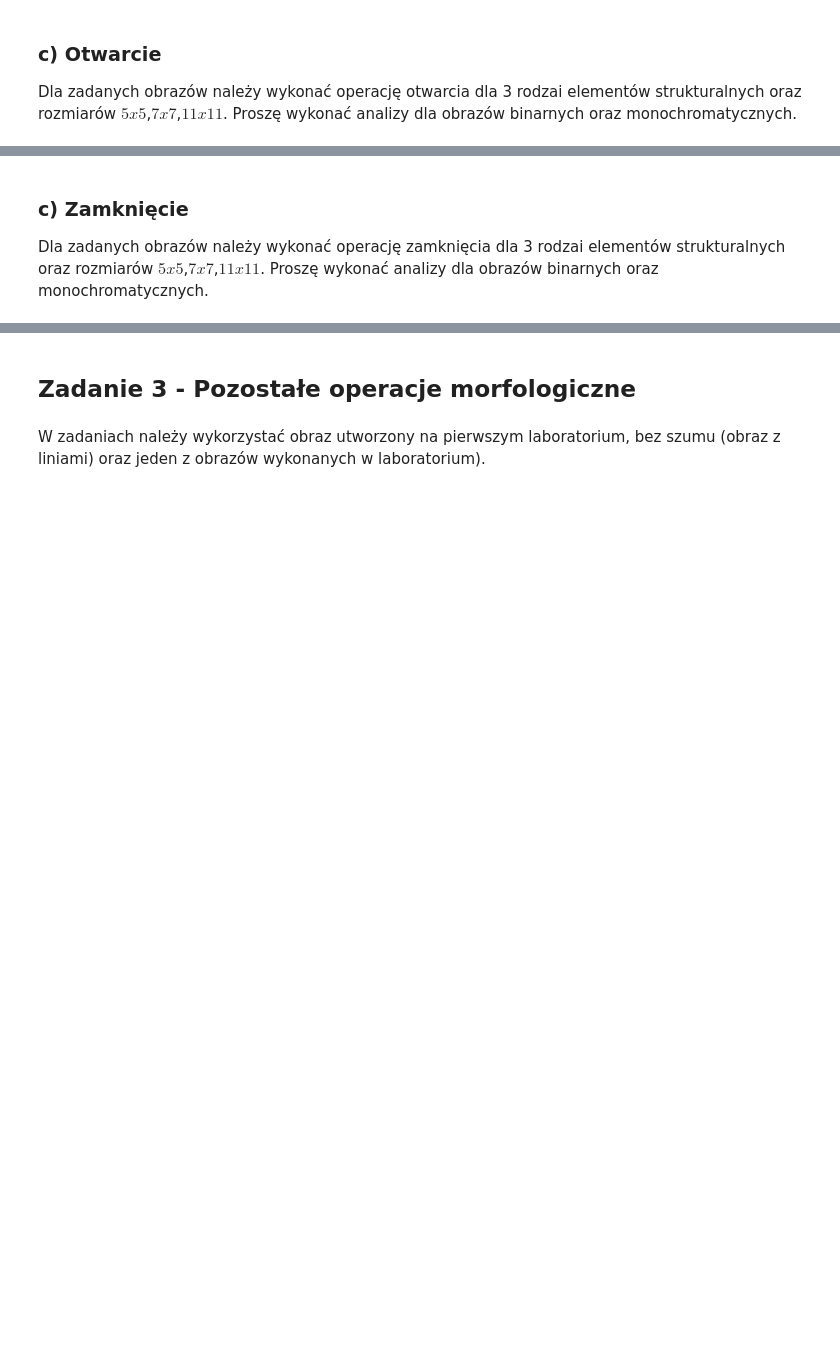
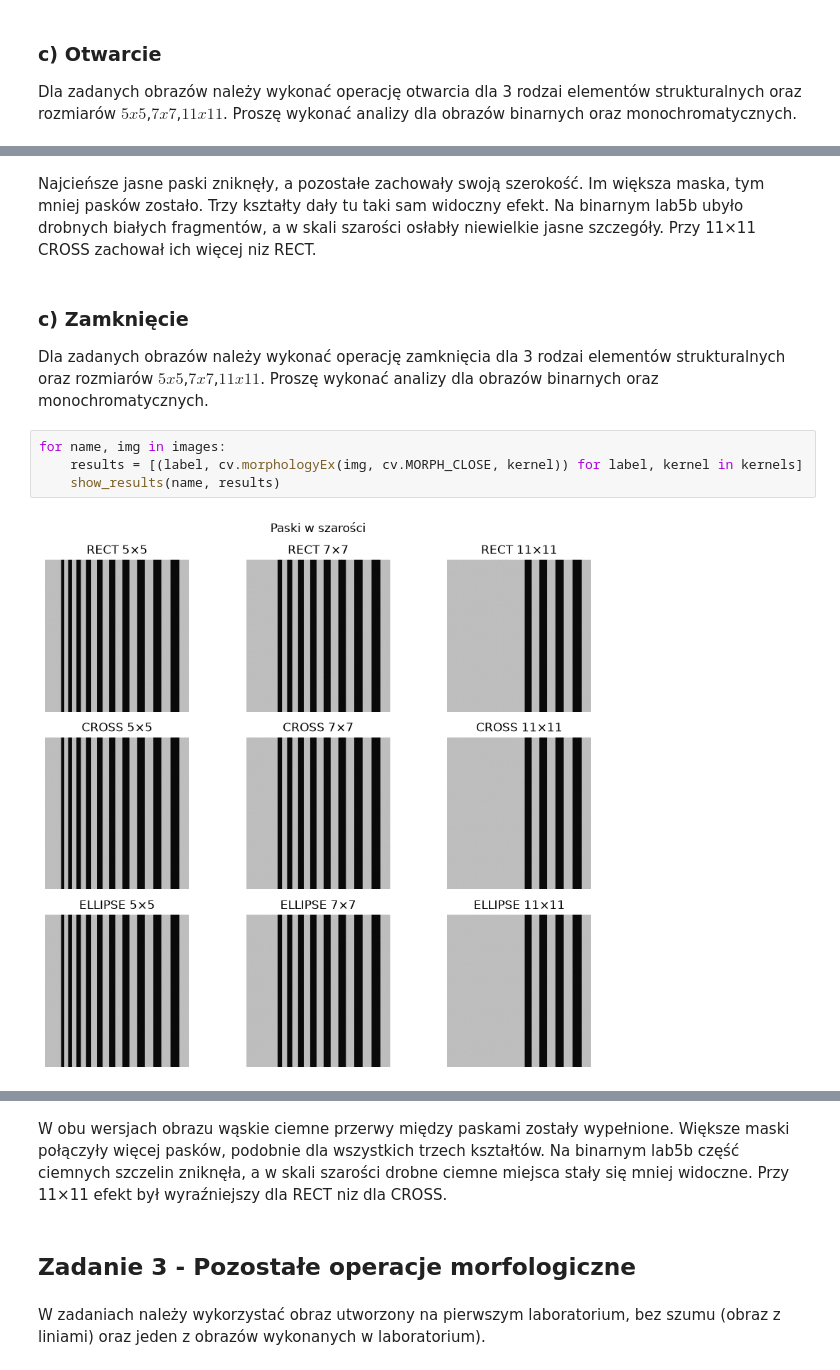
Before and after one commit to lyskawson/vision_systems, a Jupyter notebook: labs/Lab5/Lab5_Lyskawa_275462.ipynb, the cells around one changed output, grey strips where cells are left out. Cells and saved outputs as stored; diff of their text form; blank space fills up the shorter version.

```diff
--- a/labs/Lab5/Lab5_Lyskawa_275462.ipynb
+++ b/labs/Lab5/Lab5_Lyskawa_275462.ipynb
@@ -57,4 +193,12 @@ Dla zadanych obrazów należy wykonać operację otwarcia dla 3 rodzai elementó
+# %% [markdown]
+Najcieńsze jasne paski zniknęły, a pozostałe zachowały swoją szerokość. Im większa maska, tym mniej pasków zostało. Trzy kształty dały tu taki sam widoczny efekt. Na binarnym lab5b ubyło drobnych białych fragmentów, a w skali szarości osłabły niewielkie jasne szczegóły. Przy 11×11 CROSS zachował ich więcej niz RECT.
 # %% [markdown]
 ### c) Zamknięcie
 
 Dla zadanych obrazów należy wykonać operację zamknięcia dla 3 rodzai elementów strukturalnych oraz rozmiarów $5x5$,$7x7$,$11x11$. Proszę wykonać analizy dla obrazów binarnych oraz monochromatycznych.
+# %%
+for name, img in images:
+    results = [(label, cv.morphologyEx(img, cv.MORPH_CLOSE, kernel)) for label, kernel in kernels]
+    show_results(name, results)
+# %% [output]
+[figure, added]
@@ -61,3 +208,5 @@ Dla zadanych obrazów należy wykonać operację zamknięcia dla 3 rodzai elemen
+# %% [markdown]
+W obu wersjach obrazu wąskie ciemne przerwy między paskami zostały wypełnione. Większe maski połączyły więcej pasków, podobnie dla wszystkich trzech kształtów. Na binarnym lab5b część ciemnych szczelin zniknęła, a w skali szarości drobne ciemne miejsca stały się mniej widoczne. Przy 11×11 efekt był wyraźniejszy dla RECT niz dla CROSS.
 # %% [markdown]
 ## Zadanie 3 - Pozostałe operacje morfologiczne
 # %% [markdown]
```
Also changed, not shown: parts of 15 cells of this notebook.
